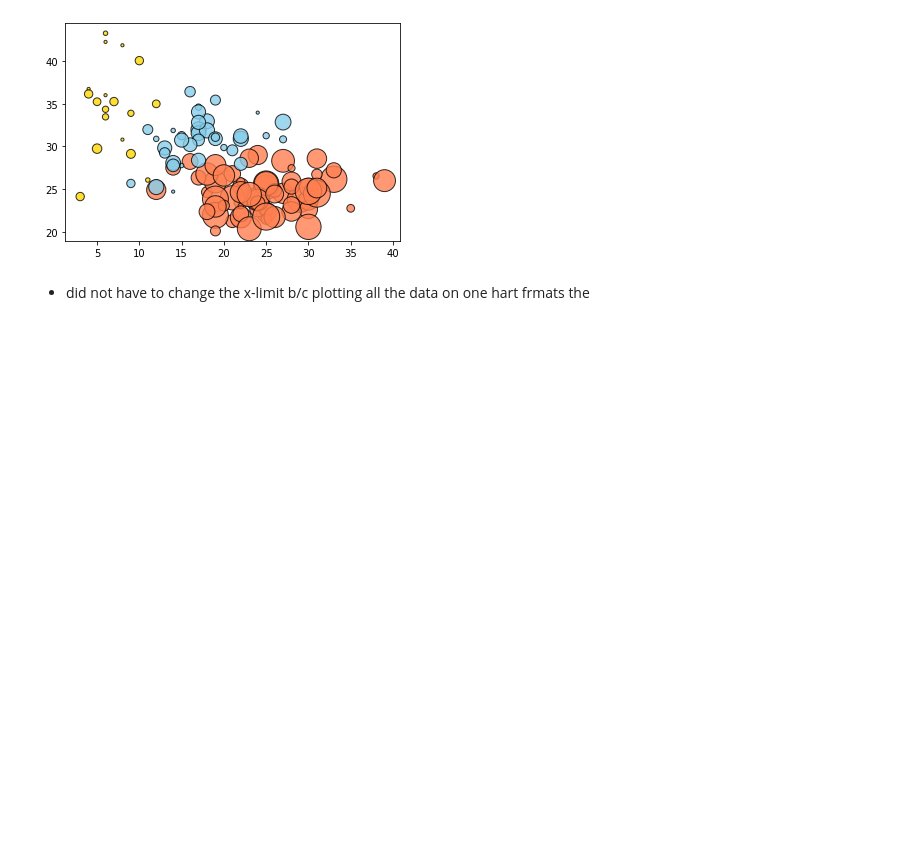
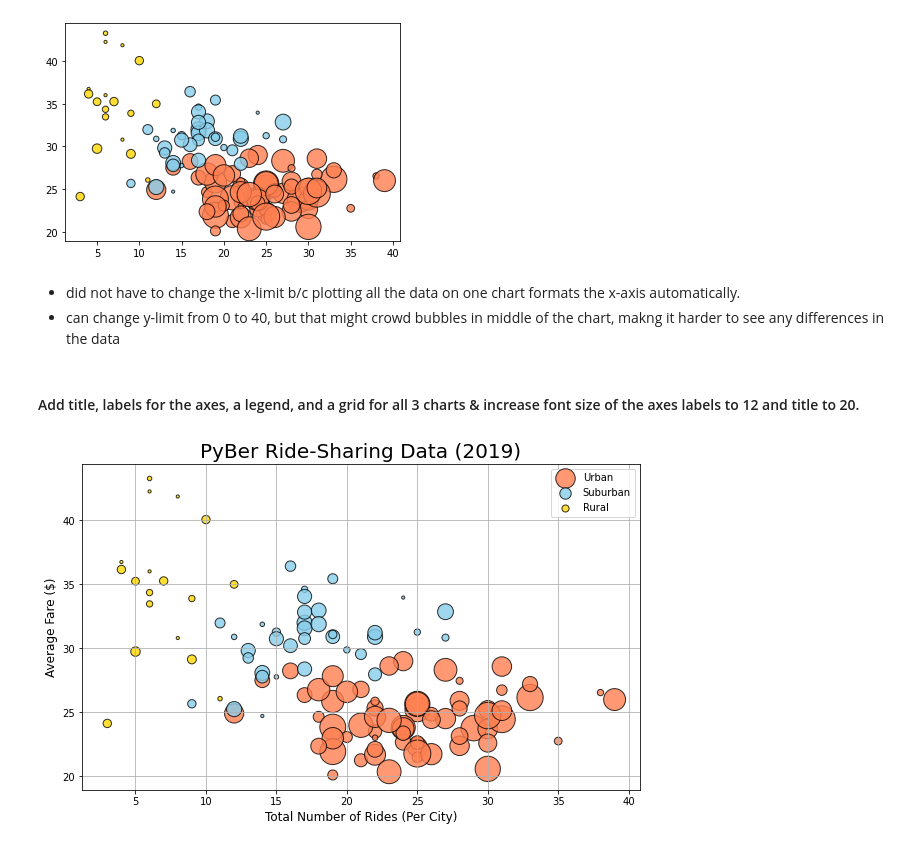
Before and after one commit to sprad1/PyBer_Analysis, a Jupyter notebook: PyBer.ipynb, the cells around one changed output. Cells and saved outputs as stored; diff of their text form; code cells hidden in the pictures; blank space fills up the shorter version.

```diff
--- a/PyBer.ipynb
+++ b/PyBer.ipynb
@@ -431,4 +431,41 @@ plt.show()
 # %% [output]
 [figure]
 # %% [markdown]
-- did not have to change the x-limit b/c plotting all the data on one hart frmats the
+- did not have to change the x-limit b/c plotting all the data on one chart formats the x-axis automatically.
+- can change y-limit from 0 to 40, but that might crowd bubbles in middle of the chart, makng it harder to see any differences in the data
+# %% [markdown]
+#### Add title, labels for the axes, a legend, and a grid for all 3 charts & increase font size of the axes labels to 12  and title to 20.
+# %%
+# Build the scatter charts for each city type.
+plt.subplots(figsize=(10, 6))
+plt.scatter(urban_ride_count,
+      urban_avg_fare,
+      s=10*urban_driver_count, c="coral",
+      edgecolor="black", linewidths=1,
+      alpha=0.8, label="Urban")
+
+plt.scatter(suburban_ride_count,
+      suburban_avg_fare,
+      s=10*suburban_driver_count, c="skyblue",
+      edgecolor="black", linewidths=1,
+      alpha=0.8, label="Suburban")
+
+plt.scatter(rural_ride_count,
+      rural_avg_fare,
+      s=10*rural_driver_count, c="gold",
+      edgecolor="black", linewidths=1,
+      alpha=0.8, label="Rural")
+
+# Incorporate the other graph properties
+plt.title("PyBer Ride-Sharing Data (2019)", fontsize=20)
+plt.ylabel("Average Fare ($)", fontsize=12)
+plt.xlabel("Total Number of Rides (Per City)", fontsize=12)
+plt.grid(True)
+
+# Add the legend.
+plt.legend()
+
+# Show the plot
+plt.show()
+# %% [output]
+[figure, added]
```
Also changed, not shown: parts of 6 cells of this notebook, 1 other file.
